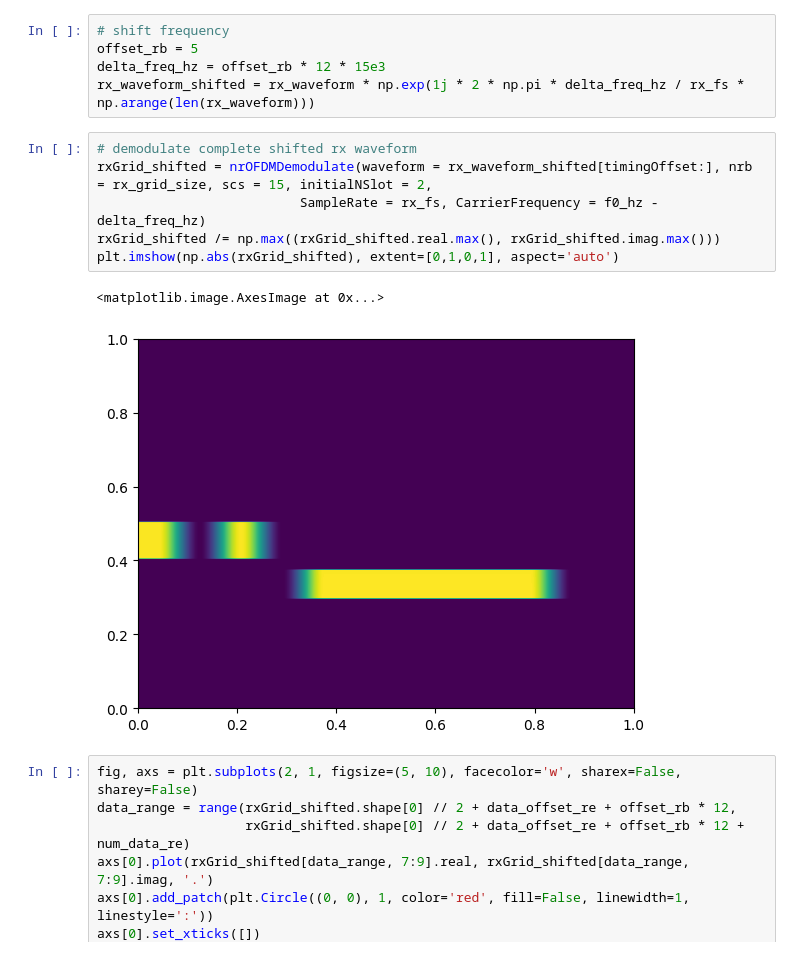
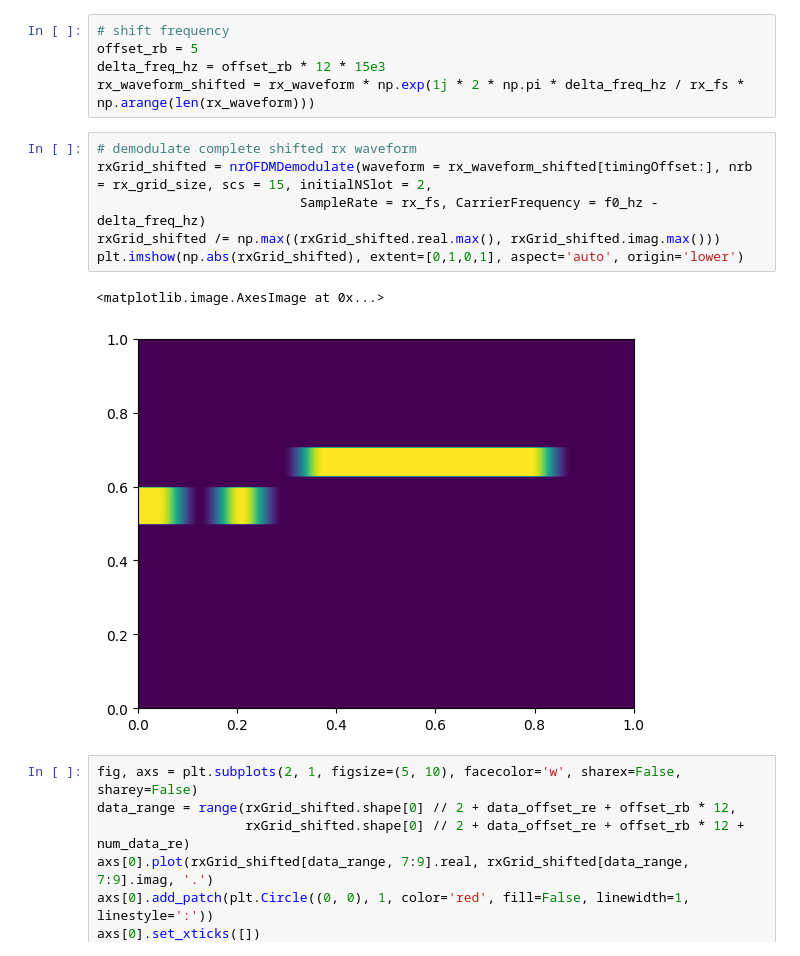
Before and after one commit to catkira/5G_experiments, a Jupyter notebook: phase_comp.ipynb, the cells around one changed output. Saved outputs shown, nothing was run; the diff lists cells and outputs as text.

Commit message:
fix spectogram plots of phase_comb.ipynb

```diff
--- a/phase_comp.ipynb
+++ b/phase_comp.ipynb
@@ -136,12 +136,12 @@ rx_waveform_shifted = rx_waveform * np.exp(1j * 2 * np.pi * delta_freq_hz / rx_f
 # %%
 # demodulate complete shifted rx waveform
 rxGrid_shifted = nrOFDMDemodulate(waveform = rx_waveform_shifted[timingOffset:], nrb = rx_grid_size, scs = 15, initialNSlot = 2,
                           SampleRate = rx_fs, CarrierFrequency = f0_hz - delta_freq_hz)
 rxGrid_shifted /= np.max((rxGrid_shifted.real.max(), rxGrid_shifted.imag.max()))
-plt.imshow(np.abs(rxGrid_shifted), extent=[0,1,0,1], aspect='auto')
+plt.imshow(np.abs(rxGrid_shifted), extent=[0,1,0,1], aspect='auto', origin='lower')
 # %% [output]
 <matplotlib.image.AxesImage at 0x...>
-[figure, old version]
+[figure, new version]
 # %%
 fig, axs = plt.subplots(2, 1, figsize=(5, 10), facecolor='w', sharex=False, sharey=False)
 data_range = range(rxGrid_shifted.shape[0] // 2 + data_offset_re + offset_rb * 12,
```
Also changed, not shown: parts of 2 cells of this notebook.
